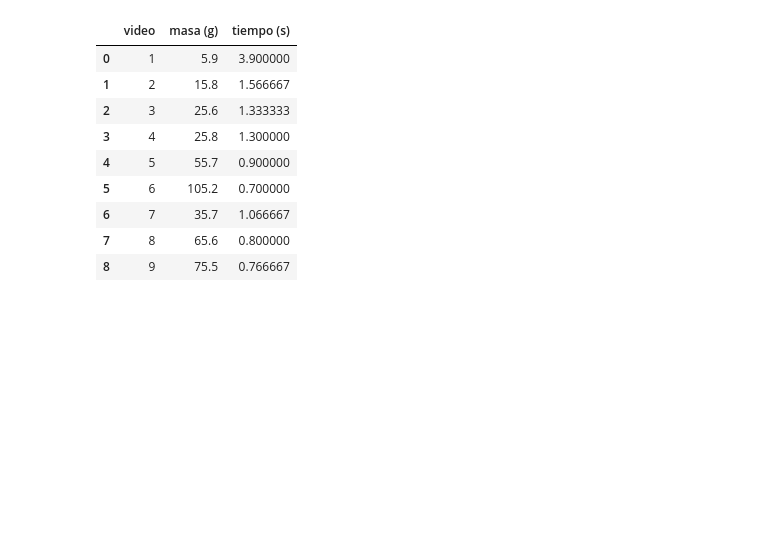
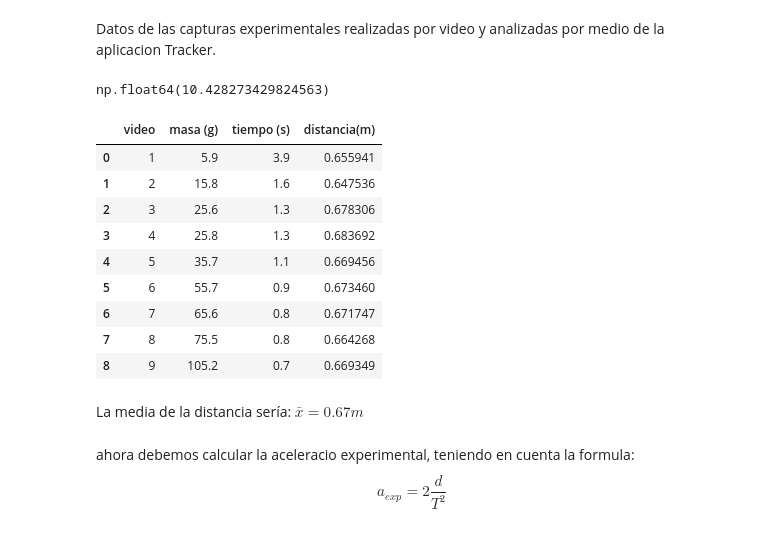
Before and after one commit to Juaan00/Laboratorios_mecanica_FEM, a Jupyter notebook: carrito_con_masa/carro.ipynb, the cells around one changed output. Drawn from its saved outputs; the diff is of its cells as text; code cells hidden in the pictures; blank space fills up the shorter version.

```diff
--- a/carrito_con_masa/carro.ipynb
+++ b/carrito_con_masa/carro.ipynb
@@ -7,3 +7,5 @@ from scipy.interpolate import interp1d
+# %% [markdown]
+Datos de las capturas experimentales realizadas por video y analizadas por medio de la aplicacion Tracker.
 # %%
 datos_1 = pd.read_excel('intento_1.xlsx')
 datos_2 = pd.read_excel('intento_2.xlsx')
@@ -17,3 +20,9 @@ datos_9 = pd.read_excel('intento_9.xlsx')
+# %%
+ace_te_1 = ace_t_1['a']
+mean_ace = np.mean(ace_t_1)*100
+mean_ace
+# %% [output]
+np.float64(10.428273429824563)
 # %%
 y_1 = datos_1['x']
 x_1 = datos_1['t']
@@ -36,24 +47,37 @@ y_9 = datos_9['x']
 # %%
-t_1 = np.max(x_1)
-t_2 = np.max(x_2)
-t_3 = np.max(x_3)
-t_4 = np.max(x_4)
-t_5 = np.max(x_5)
-t_6 = np.max(x_6)
-t_7 = np.max(x_7)
-t_8 = np.max(x_8)
-t_9 = np.max(x_9)
+t_1 = np.around(np.max(x_1),decimals=1)
+t_2 = np.around(np.max(x_2),decimals=1)
+t_3 = np.around(np.max(x_3),decimals=1)
+t_4 = np.around(np.max(x_4),decimals=1)
+t_5 = np.around(np.max(x_5),decimals=1)
+t_6 = np.around(np.max(x_6),decimals=1)
+t_7 = np.around(np.max(x_7),decimals=1)
+t_8 = np.around(np.max(x_8),decimals=1)
+t_9 = np.around(np.max(x_9),decimals=1)
+x_1_max = np.max(y_1)
+x_2_max = np.max(y_2)
+x_3_max = np.max(y_3)
+x_4_max = np.max(y_4)
+x_5_max = np.max(y_5)
+x_6_max = np.max(y_6)
+x_7_max = np.max(y_7)
+x_8_max = np.max(y_8)
+x_9_max = np.max(y_9)
+masas = [5.9,15.8,25.6,25.8,35.7,55.7,65.6,75.5,105.2]
 
-tabla = pd.DataFrame({'video': [1,2,3,4,5,6,7,8,9] ,'masa (g)':[5.9,15.8,25.6,25.8,55.7,105.2,35.7,65.6,75.5] ,'tiempo (s)': [t_1, t_2, t_3, t_4, t_5, t_6, t_7, t_8, t_9]})
+tabla = pd.DataFrame({'video': [1,2,3,4,5,6,7,8,9] ,
+                      'masa (g)': masas ,
+                      'tiempo (s)': [t_1, t_2, t_3, t_4, t_5, t_6, t_7, t_8, t_9],
+                      'distancia(m)': [x_1_max, x_2_max, x_3_max, x_4_max, x_5_max, x_6_max, x_7_max, x_8_max, x_9_max]})
 tabla
 # %% [output]
-|  | video | masa (g) | tiempo (s) |
-| 0 | 1 | 5.9 | 3.900000 |
-| 1 | 2 | 15.8 | 1.566667 |
-| 2 | 3 | 25.6 | 1.333333 |
-| 3 | 4 | 25.8 | 1.300000 |
-| 4 | 5 | 55.7 | 0.900000 |
-| 5 | 6 | 105.2 | 0.700000 |
-| 6 | 7 | 35.7 | 1.066667 |
-| 7 | 8 | 65.6 | 0.800000 |
-| 8 | 9 | 75.5 | 0.766667 |
+|  | video | masa (g) | tiempo (s) | distancia(m) |
+| 0 | 1 | 5.9 | 3.9 | 0.655941 |
+| 1 | 2 | 15.8 | 1.6 | 0.647536 |
+| 2 | 3 | 25.6 | 1.3 | 0.678306 |
+| 3 | 4 | 25.8 | 1.3 | 0.683692 |
+| 4 | 5 | 35.7 | 1.1 | 0.669456 |
+| 5 | 6 | 55.7 | 0.9 | 0.673460 |
+| 6 | 7 | 65.6 | 0.8 | 0.671747 |
+| 7 | 8 | 75.5 | 0.8 | 0.664268 |
+| 8 | 9 | 105.2 | 0.7 | 0.669349 |
@@ -59,0 +88,7 @@ tabla
+# %% [markdown]
+La media de la distancia sería: $\bar{x}=0.67m$
+# %% [markdown]
+ahora debemos calcular la aceleracio experimental, teniendo en cuenta la formula:
+$$
+a_{exp}=2\frac{d}{T^2}
+$$
```
Also changed, not shown: parts of 13 cells of this notebook, 2 other files.
